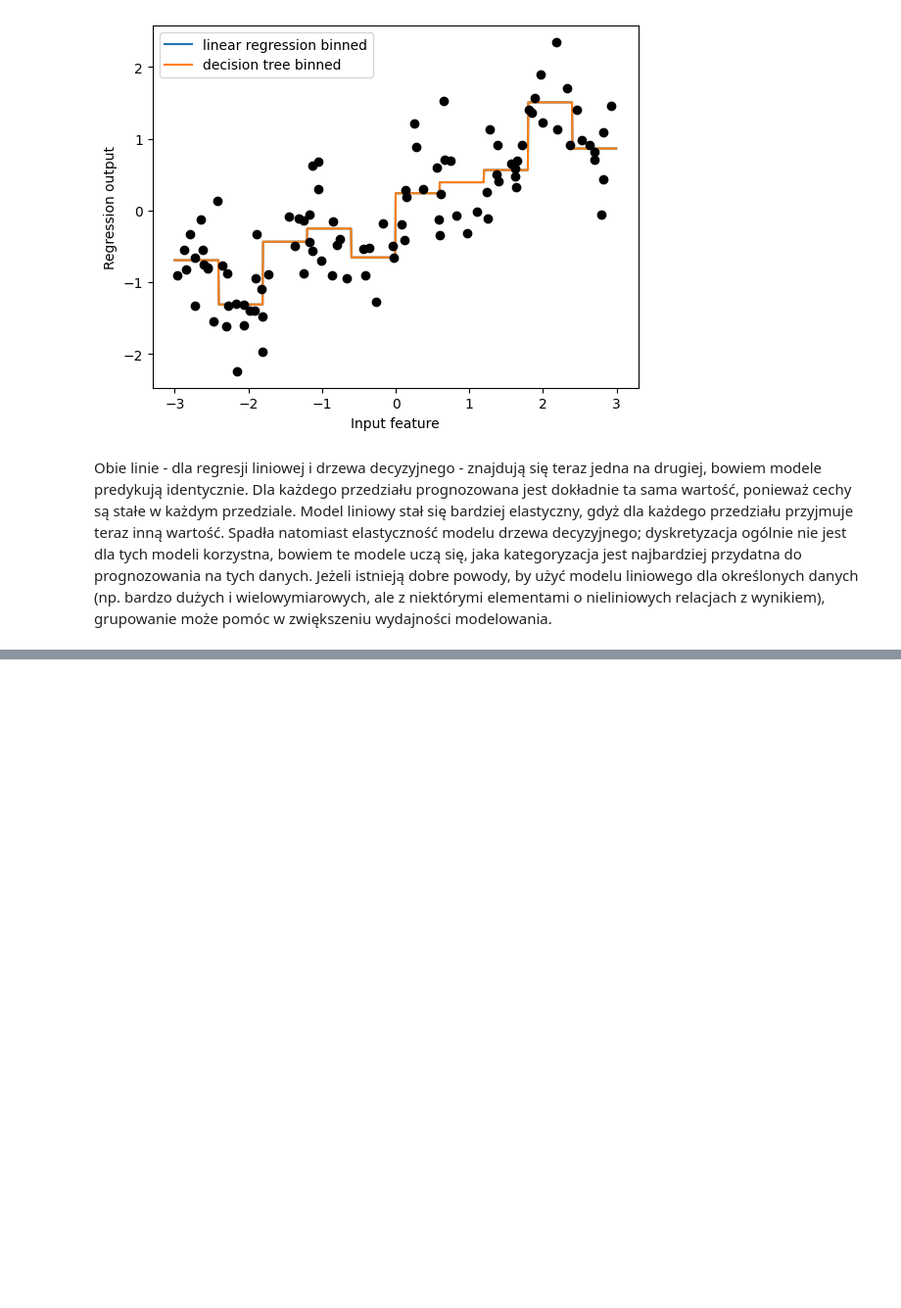
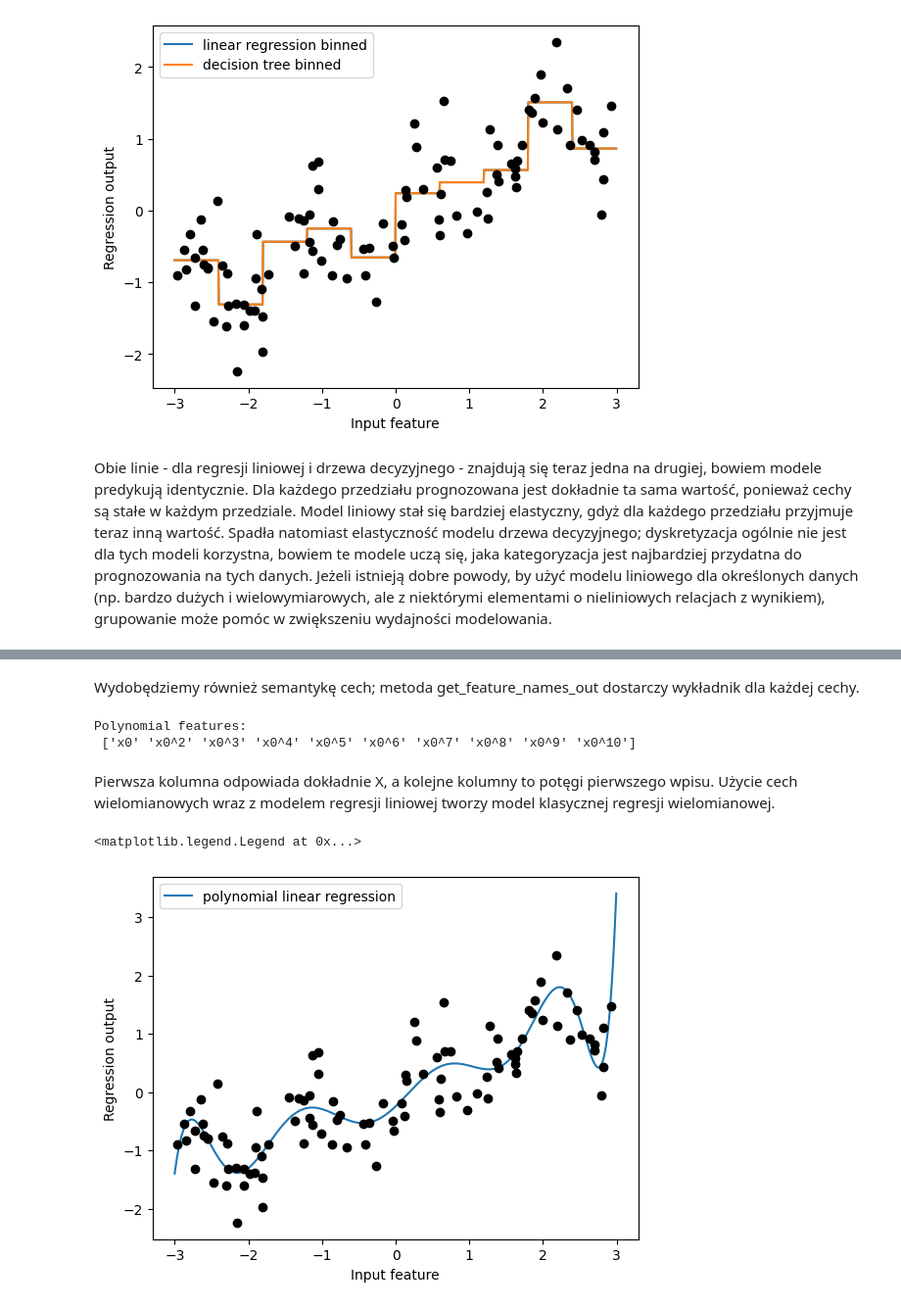
Before and after one commit to jakubtwalczak/Muller_Guido_Introduction_to_ML, a Jupyter notebook: Rozdział_4_reprezentacja_danych_i_inżynieria_cech.ipynb, the cells around one changed output, grey strips where cells are left out. Shown at 98% size. Cells and saved outputs as stored; diff of their text form; code cells hidden in the pictures; blank space fills up the shorter version.

```diff
--- a/Rozdział_4_reprezentacja_danych_i_inżynieria_cech.ipynb
+++ b/Rozdział_4_reprezentacja_danych_i_inżynieria_cech.ipynb
@@ -224,0 +301,20 @@ Obie linie - dla regresji liniowej i drzewa decyzyjnego - znajdują się teraz j
+# %% [markdown]
+Wydobędziemy również semantykę cech; metoda get_feature_names_out dostarczy wykładnik dla każdej cechy.
+# %%
+print(f"Polynomial features:\n {poly.get_feature_names_out()}")
+# %% [output]
+Polynomial features:
+ ['x0' 'x0^2' 'x0^3' 'x0^4' 'x0^5' 'x0^6' 'x0^7' 'x0^8' 'x0^9' 'x0^10']
+# %% [markdown]
+Pierwsza kolumna odpowiada dokładnie X, a kolejne kolumny to potęgi pierwszego wpisu. Użycie cech wielomianowych wraz z modelem regresji liniowej tworzy model klasycznej regresji wielomianowej.
+# %%
+reg = LinearRegression().fit(X_poly, y)
+line_poly = poly.transform(line)
+plt.plot(line, reg.predict(line_poly), label='polynomial linear regression')
+plt.plot(X[:, 0], y, 'o', c='k')
+plt.ylabel("Regression output")
+plt.xlabel("Input feature")
+plt.legend(loc="best")
+# %% [output]
+<matplotlib.legend.Legend at 0x...>
+[figure, added]
```
Also changed, not shown: parts of 27 cells of this notebook.
